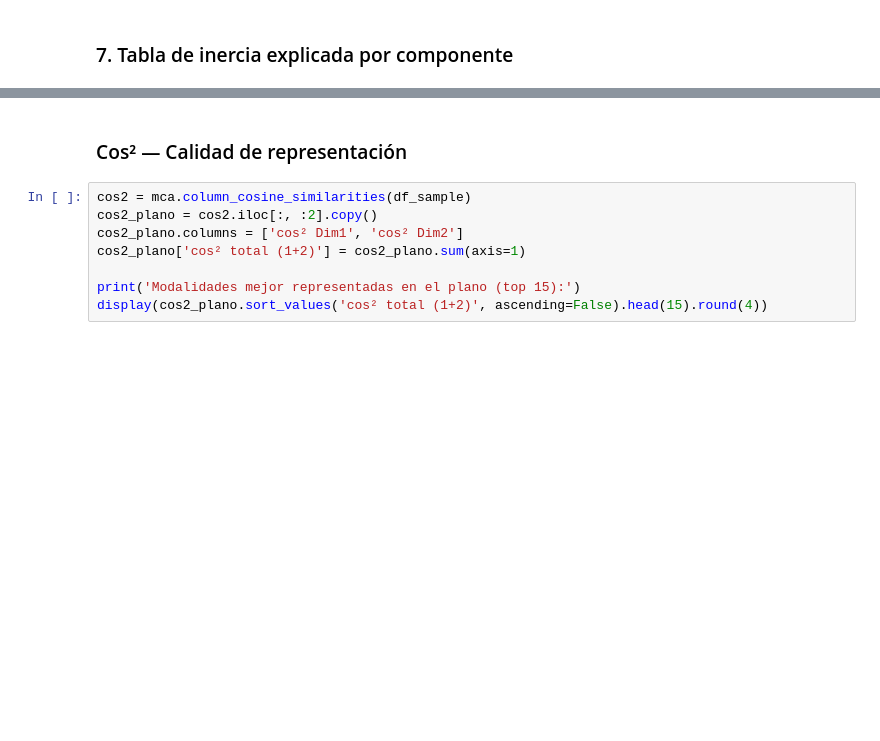
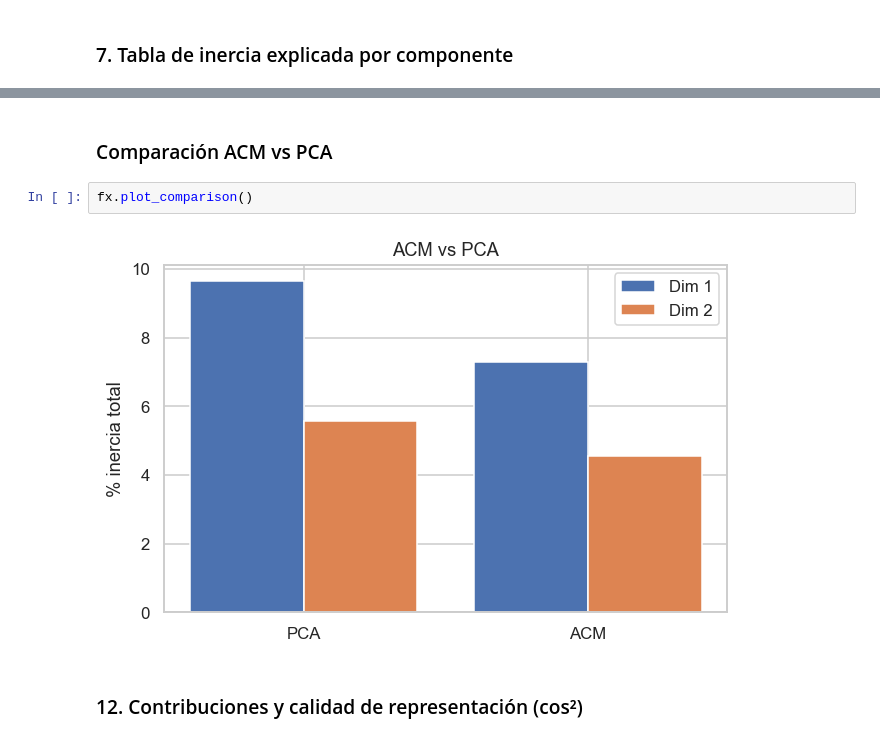
Before and after one commit to DannyV1992/curso_mineria_de_datos, a Jupyter notebook: Tareas/Tarea_4/1_ACM_Vuelos.ipynb, the cells around one changed output, grey strips where cells are left out. Cells and saved outputs as stored; diff of their text form; blank space fills up the shorter version.

```diff
--- a/Tareas/Tarea_4/1_ACM_Vuelos.ipynb
+++ b/Tareas/Tarea_4/1_ACM_Vuelos.ipynb
@@ -302,10 +197,8 @@ Se espera observar al menos dos perfiles principales:
+# %% [markdown]
+### Comparación ACM vs PCA
+# %%
+fx.plot_comparison()
+# %% [output]
+[figure, added]
 # %% [markdown]
-### Cos² — Calidad de representación
+### 12. Contribuciones y calidad de representación (cos²)
-# %%
-cos2 = mca.column_cosine_similarities(df_sample)
-cos2_plano = cos2.iloc[:, :2].copy()
-cos2_plano.columns = ['cos² Dim1', 'cos² Dim2']
-cos2_plano['cos² total (1+2)'] = cos2_plano.sum(axis=1)
-
-print('Modalidades mejor representadas en el plano (top 15):')
-display(cos2_plano.sort_values('cos² total (1+2)', ascending=False).head(15).round(4))
```
Also changed, not shown: parts of 36 cells of this notebook, 5 other files.
